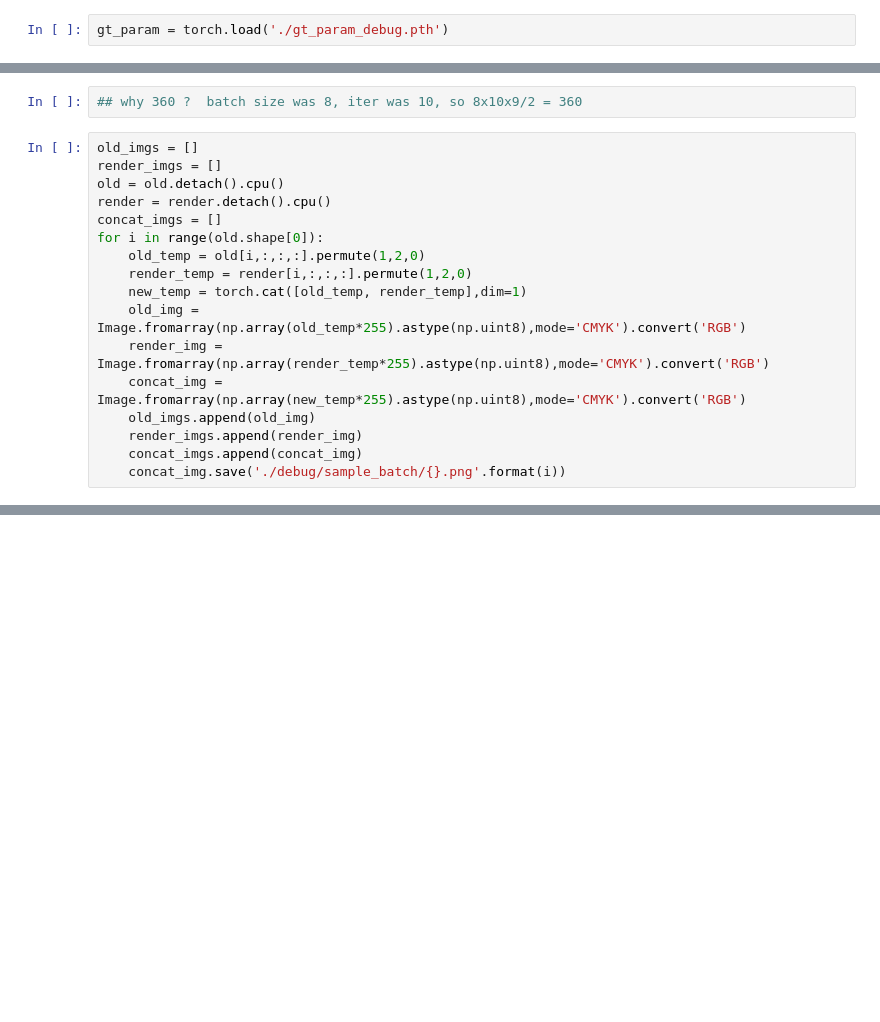
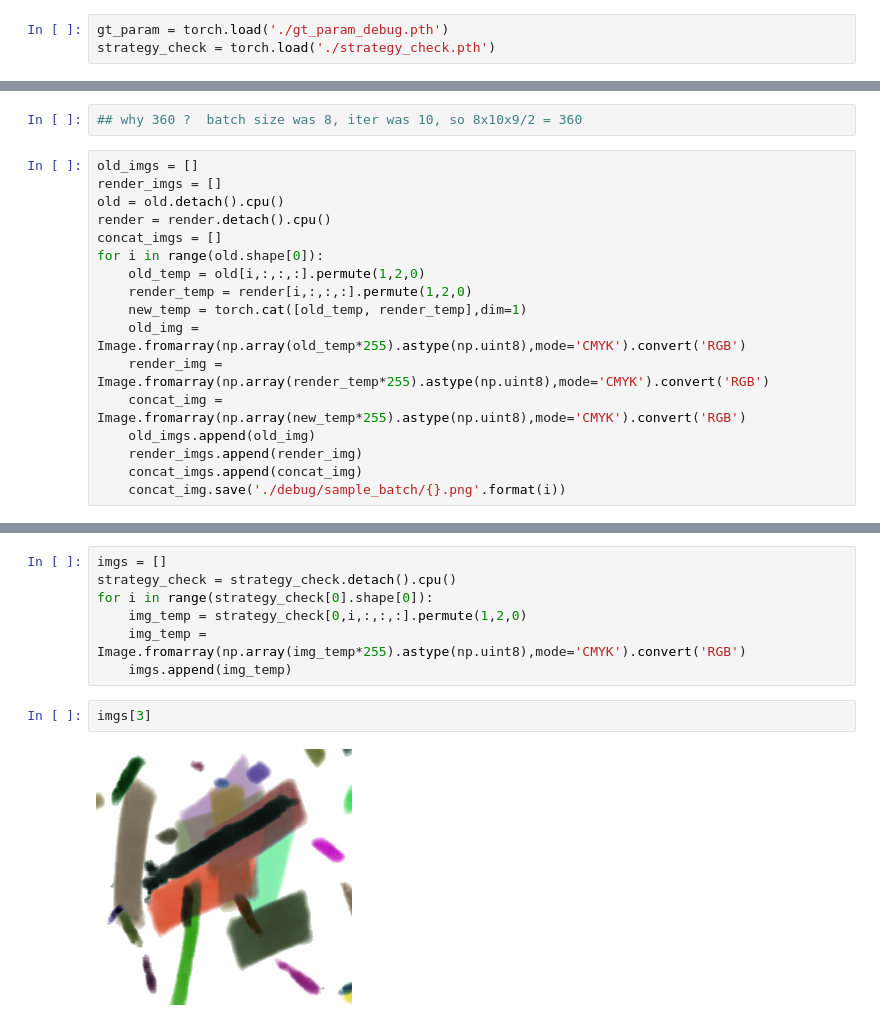
Before and after one commit to younghyopark/PaintTransformer_mini, a Jupyter notebook: train/version2_testing.ipynb, the cells around one changed output, grey strips where cells are left out. Drawn from its saved outputs; the diff is of its cells as text; blank space fills up the shorter version.

```diff
--- a/train/version2_testing.ipynb
+++ b/train/version2_testing.ipynb
@@ -5,6 +5,7 @@ from PIL import Image
 import numpy as np
 # %%
 gt_param = torch.load('./gt_param_debug.pth')
+strategy_check = torch.load('./strategy_check.pth')
 # %%
 old = torch.load('./old.pth')
 # %%
@@ -44,0 +47,11 @@ render_imgs[17]
+# %%
+imgs = []
+strategy_check = strategy_check.detach().cpu()
+for i in range(strategy_check[0].shape[0]):
+    img_temp = strategy_check[0,i,:,:,:].permute(1,2,0)
+    img_temp = Image.fromarray(np.array(img_temp*255).astype(np.uint8),mode='CMYK').convert('RGB')
+    imgs.append(img_temp)
+# %%
+imgs[3]
+# %% [output]
+[figure, added]
```
Also changed, not shown: parts of 4 cells of this notebook, 4 other files.
